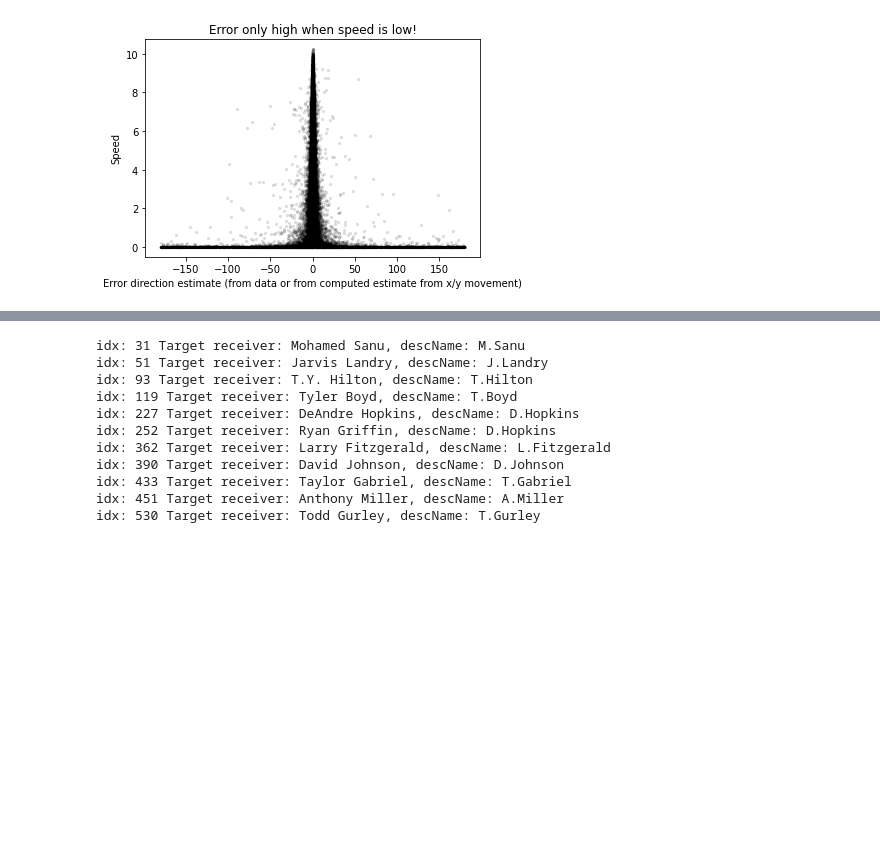
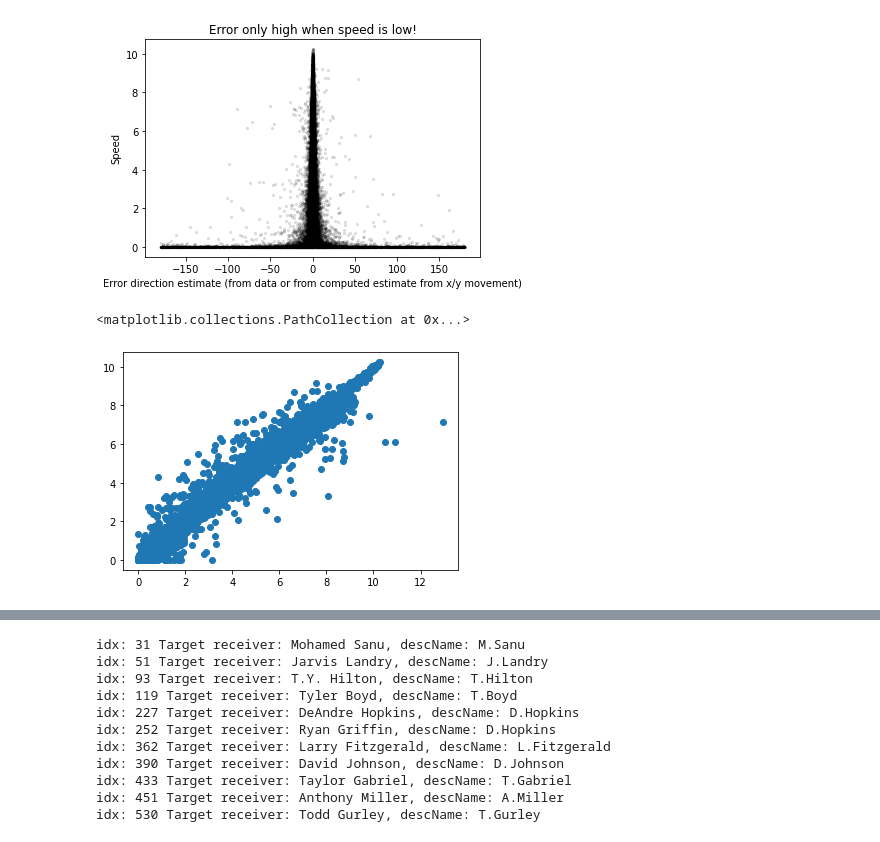
Before and after one commit to landoskape/nflAnalysis, a Jupyter notebook: mainTerminal.ipynb, the cells around one changed output, grey strips where cells are left out. Cells and saved outputs as stored; diff of their text form; code cells hidden in the pictures; blank space fills up the shorter version.

```diff
--- a/mainTerminal.ipynb
+++ b/mainTerminal.ipynb
@@ -26,9 +53,14 @@ receiverName, descName, receiverDistance, receiverNextClosestDistance, qbNflId =
 # %%
 # Collect movement data for target receivers on each play
 rvcOutputs = nfldf.receiverVelocityCheck(weekData[0],plays,playWeek,weekId=1)
-dx, dy, speed, direction = rvcOutputs
+dx,dy,spd,ang,speed,direction = rvcOutputs
 # %% [output]
 [figure]
+# %%
+plt.scatter(spd*10, speed)
+# %% [output]
+<matplotlib.collections.PathCollection at 0x...>
+[figure, added]
 # %%
 # next step-- measure relationship between location of ball being caught by receiver and expected location given speed and direction and previous location
 # I guess I should pick a certain timing?
```
Also changed, not shown: parts of 11 cells of this notebook, 2 other files.
